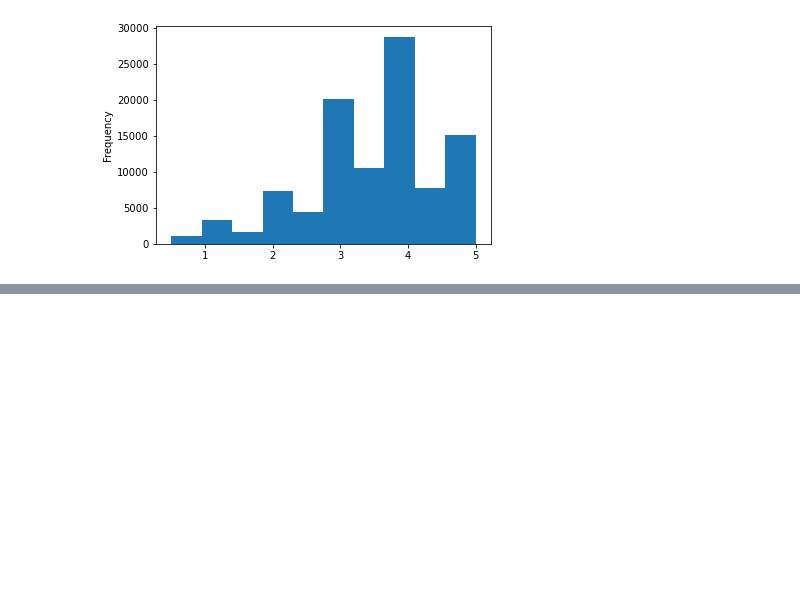
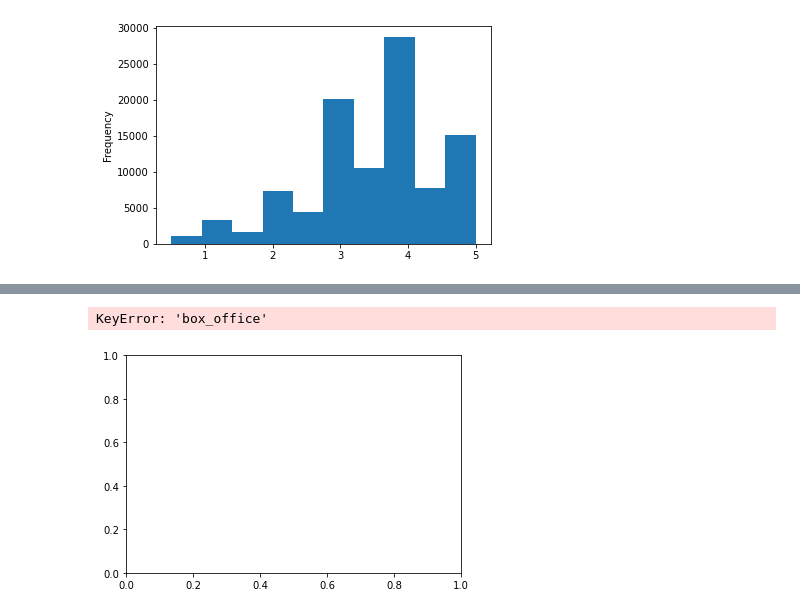
Before and after one commit to vtg401009/Movies-ETL, a Jupyter notebook: Module_8_Module_Work.ipynb, the cells around one changed output, grey strips where cells are left out. Cells and saved outputs as stored; diff of their text form; code cells hidden in the pictures; blank space fills up the shorter version.

```diff
--- a/Module_8_Module_Work.ipynb
+++ b/Module_8_Module_Work.ipynb
@@ -1201,0 +1283,9 @@ Name: rating, dtype: float64
+# %%
+# box office, numeric, make another scatter
+
+movies_df.fillna(0).plot(x='box_office', y='revenue', kind='scatter')
+
+# no clue why box_office isn't working
+# %% [output]
+KeyError: 'box_office'
+[figure, added]
```
Also changed, not shown: parts of 25 cells of this notebook.
